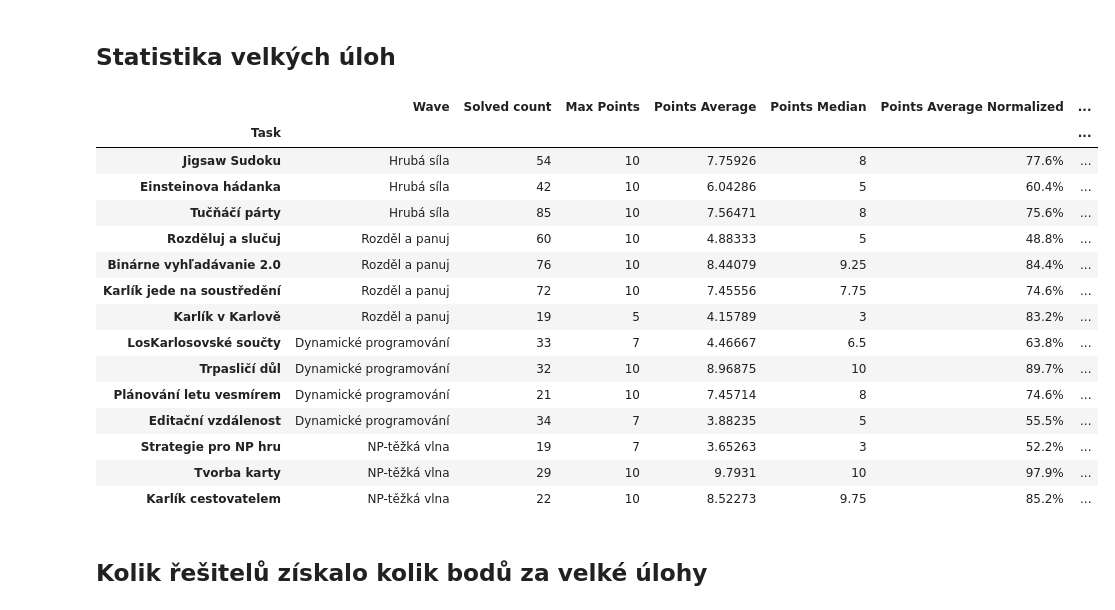
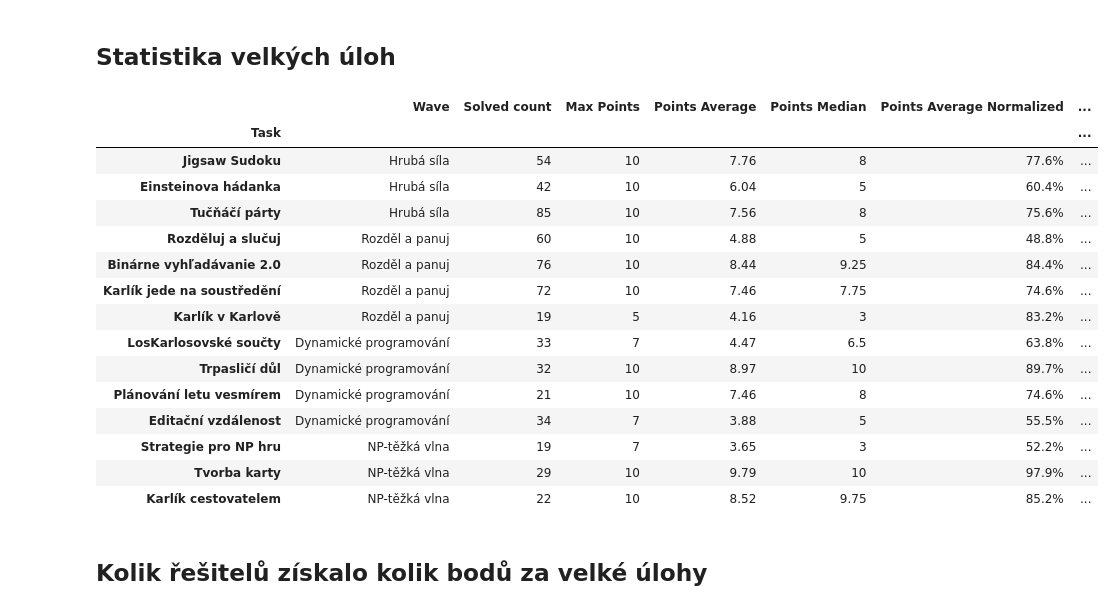
Before and after one commit to fi-ksi/dashboard-alpha, a Jupyter notebook: notebooks/tasks.ipynb, the cells around one changed output. Drawn from its saved outputs; the diff is of its cells as text; code cells hidden in the pictures.

Commit message:
Tasks: fix points average rounding.

```diff
--- a/notebooks/tasks.ipynb
+++ b/notebooks/tasks.ipynb
@@ -246,50 +246,52 @@ norm_points = [
 df = pd.DataFrame(per_module.all())
 df['norm_points'] = norm_points
 grouped = df.groupby('Task')
 
 per_task = pd.DataFrame(OrderedDict((
     ('Wave', grouped.Wave.first()),
     ('Solved count', grouped.user_id.count()),
     ('Max Points', grouped.max_points.first()),
     ('Points Average', grouped.points.mean()),
     ('Points Median', grouped.points.median()),
     ('Points Average Normalized', grouped.norm_points.mean()),
     ('Points Median Normalized', grouped.norm_points.median()),
 )))
 s = per_task.style
-s.format({'Average Points': '{:.2f}'.format})
-s.format({'Points Average Normalized': '{:,.1%}'.format})
-s.format({'Points Median Normalized': '{:,.1%}'.format})
+s.format({
+    'Points Average': '{:.2f}'.format,
+    'Points Average Normalized': '{:,.1%}'.format,
+    'Points Median Normalized': '{:,.1%}'.format,
+})
 
 s.background_gradient(subset=[
     'Solved count',
     'Points Average Normalized',
     'Points Median Normalized',
 ], cmap=sns.light_palette("green", as_cmap=True))
 
 s.background_gradient(subset=[
     'Points Median',
     'Points Average',
 ], cmap=sns.light_palette("blue", as_cmap=True))
 
 display(s)
 # %% [output]
 |  | Wave | Solved count | Max Points | Points Average | Points Median | Points Average Normalized | ... |
 | Task |  |  |  |  |  |  | ... |
-| Jigsaw Sudoku | Hrubá síla | 54 | 10 | 7.75926 | 8 | 77.6% | ... |
-| Einsteinova hádanka | Hrubá síla | 42 | 10 | 6.04286 | 5 | 60.4% | ... |
-| Tučňáčí párty | Hrubá síla | 85 | 10 | 7.56471 | 8 | 75.6% | ... |
-| Rozděluj a slučuj | Rozděl a panuj | 60 | 10 | 4.88333 | 5 | 48.8% | ... |
-| Binárne vyhľadávanie 2.0 | Rozděl a panuj | 76 | 10 | 8.44079 | 9.25 | 84.4% | ... |
-| Karlík jede na soustředění | Rozděl a panuj | 72 | 10 | 7.45556 | 7.75 | 74.6% | ... |
-| Karlík v Karlově | Rozděl a panuj | 19 | 5 | 4.15789 | 3 | 83.2% | ... |
-| LosKarlosovské součty | Dynamické programování | 33 | 7 | 4.46667 | 6.5 | 63.8% | ... |
-| Trpasličí důl | Dynamické programování | 32 | 10 | 8.96875 | 10 | 89.7% | ... |
-| Plánování letu vesmírem | Dynamické programování | 21 | 10 | 7.45714 | 8 | 74.6% | ... |
-| Editační vzdálenost | Dynamické programování | 34 | 7 | 3.88235 | 5 | 55.5% | ... |
-| Strategie pro NP hru | NP-těžká vlna | 19 | 7 | 3.65263 | 3 | 52.2% | ... |
-| Tvorba karty | NP-těžká vlna | 29 | 10 | 9.7931 | 10 | 97.9% | ... |
-| Karlík cestovatelem | NP-těžká vlna | 22 | 10 | 8.52273 | 9.75 | 85.2% | ... |
+| Jigsaw Sudoku | Hrubá síla | 54 | 10 | 7.76 | 8 | 77.6% | ... |
+| Einsteinova hádanka | Hrubá síla | 42 | 10 | 6.04 | 5 | 60.4% | ... |
+| Tučňáčí párty | Hrubá síla | 85 | 10 | 7.56 | 8 | 75.6% | ... |
+| Rozděluj a slučuj | Rozděl a panuj | 60 | 10 | 4.88 | 5 | 48.8% | ... |
+| Binárne vyhľadávanie 2.0 | Rozděl a panuj | 76 | 10 | 8.44 | 9.25 | 84.4% | ... |
+| Karlík jede na soustředění | Rozděl a panuj | 72 | 10 | 7.46 | 7.75 | 74.6% | ... |
+| Karlík v Karlově | Rozděl a panuj | 19 | 5 | 4.16 | 3 | 83.2% | ... |
+| LosKarlosovské součty | Dynamické programování | 33 | 7 | 4.47 | 6.5 | 63.8% | ... |
+| Trpasličí důl | Dynamické programování | 32 | 10 | 8.97 | 10 | 89.7% | ... |
+| Plánování letu vesmírem | Dynamické programování | 21 | 10 | 7.46 | 8 | 74.6% | ... |
+| Editační vzdálenost | Dynamické programování | 34 | 7 | 3.88 | 5 | 55.5% | ... |
+| Strategie pro NP hru | NP-těžká vlna | 19 | 7 | 3.65 | 3 | 52.2% | ... |
+| Tvorba karty | NP-těžká vlna | 29 | 10 | 9.79 | 10 | 97.9% | ... |
+| Karlík cestovatelem | NP-těžká vlna | 22 | 10 | 8.52 | 9.75 | 85.2% | ... |
 # %% [markdown]
 ## Kolik řešitelů získalo kolik bodů za velké úlohy
 # %%
```
Also changed, not shown: parts of 1 cell of this notebook.
